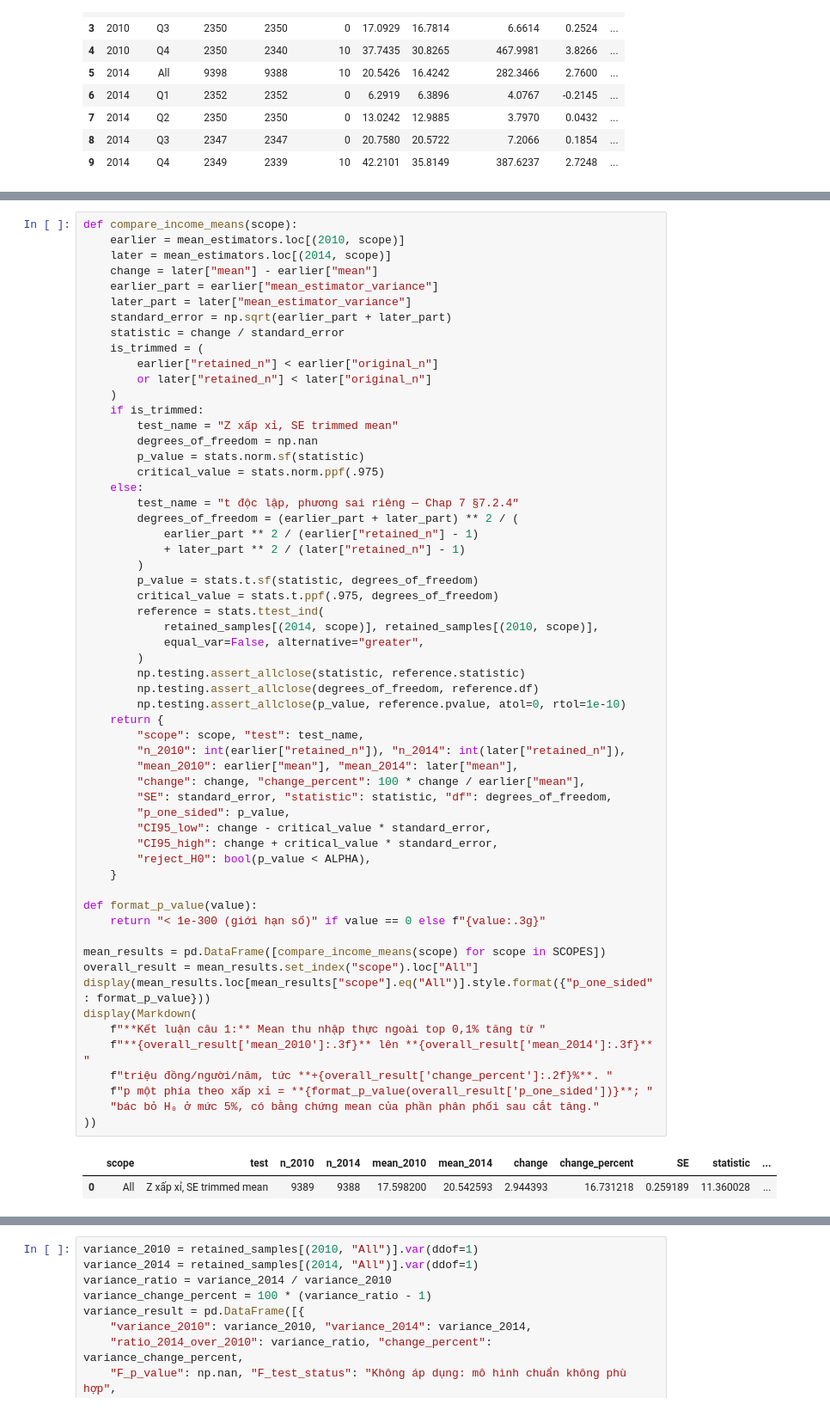
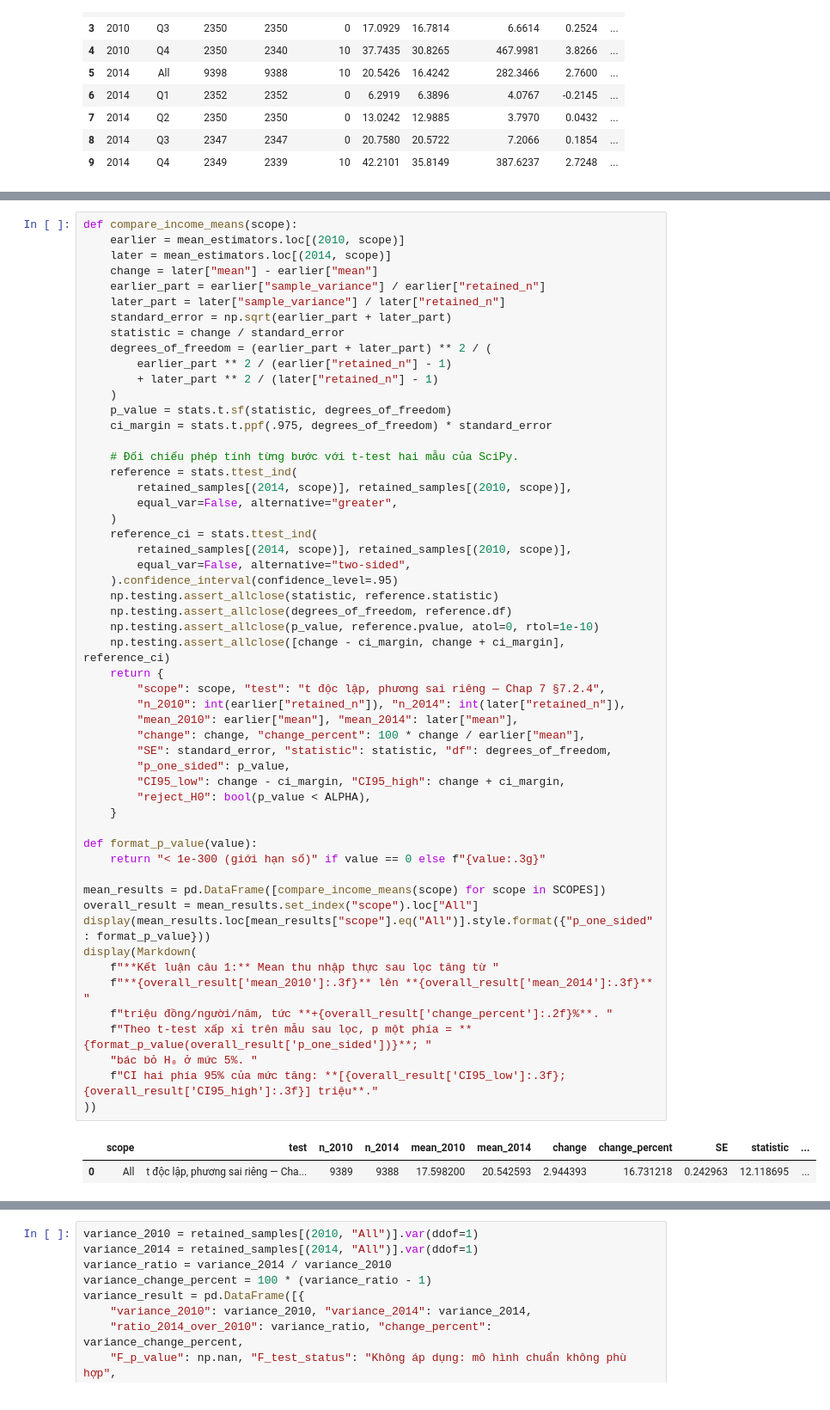
Before and after one commit to helenaadams827-cyber/vhlss-project-thong-ke, a Jupyter notebook: bao_cao_vhlss/thu_nhap_4_cau_bo_top_0_1_phan_tram.ipynb, the cells around one changed output, grey strips where cells are left out. Shown at 86% size. Cells and saved outputs as stored; diff of their text form.

Commit message:
Dùng công thức t-test trong lớp trên mẫu đã bỏ top 0,1%; bỏ SE ngoài slide

```diff
--- a/bao_cao_vhlss/thu_nhap_4_cau_bo_top_0_1_phan_tram.ipynb
+++ b/bao_cao_vhlss/thu_nhap_4_cau_bo_top_0_1_phan_tram.ipynb
@@ -284,61 +267,57 @@ Hai mẫu độc lập: **9.388 hộ năm 2014 và 9.389 hộ năm 2010**. Estim
 # %%
 def compare_income_means(scope):
     earlier = mean_estimators.loc[(2010, scope)]
     later = mean_estimators.loc[(2014, scope)]
     change = later["mean"] - earlier["mean"]
-    earlier_part = earlier["mean_estimator_variance"]
-    later_part = later["mean_estimator_variance"]
+    earlier_part = earlier["sample_variance"] / earlier["retained_n"]
+    later_part = later["sample_variance"] / later["retained_n"]
     standard_error = np.sqrt(earlier_part + later_part)
     statistic = change / standard_error
-    is_trimmed = (
-        earlier["retained_n"] < earlier["original_n"]
-        or later["retained_n"] < later["original_n"]
+    degrees_of_freedom = (earlier_part + later_part) ** 2 / (
+        earlier_part ** 2 / (earlier["retained_n"] - 1)
+        + later_part ** 2 / (later["retained_n"] - 1)
     )
-    if is_trimmed:
-        test_name = "Z xấp xỉ, SE trimmed mean"
-        degrees_of_freedom = np.nan
-        p_value = stats.norm.sf(statistic)
-        critical_value = stats.norm.ppf(.975)
-    else:
-        test_name = "t độc lập, phương sai riêng — Chap 7 §7.2.4"
-        degrees_of_freedom = (earlier_part + later_part) ** 2 / (
-            earlier_part ** 2 / (earlier["retained_n"] - 1)
-            + later_part ** 2 / (later["retained_n"] - 1)
-        )
-        p_value = stats.t.sf(statistic, degrees_of_freedom)
-        critical_value = stats.t.ppf(.975, degrees_of_freedom)
-        reference = stats.ttest_ind(
-            retained_samples[(2014, scope)], retained_samples[(2010, scope)],
-            equal_var=False, alternative="greater",
-        )
-        np.testing.assert_allclose(statistic, reference.statistic)
-        np.testing.assert_allclose(degrees_of_freedom, reference.df)
-        np.testing.assert_allclose(p_value, reference.pvalue, atol=0, rtol=1e-10)
+    p_value = stats.t.sf(statistic, degrees_of_freedom)
+    ci_margin = stats.t.ppf(.975, degrees_of_freedom) * standard_error
+
+    # Đối chiếu phép tính từng bước với t-test hai mẫu của SciPy.
+    reference = stats.ttest_ind(
+        retained_samples[(2014, scope)], retained_samples[(2010, scope)],
+        equal_var=False, alternative="greater",
+    )
+    reference_ci = stats.ttest_ind(
+        retained_samples[(2014, scope)], retained_samples[(2010, scope)],
+        equal_var=False, alternative="two-sided",
+    ).confidence_interval(confidence_level=.95)
+    np.testing.assert_allclose(statistic, reference.statistic)
+    np.testing.assert_allclose(degrees_of_freedom, reference.df)
+    np.testing.assert_allclose(p_value, reference.pvalue, atol=0, rtol=1e-10)
+    np.testing.assert_allclose([change - ci_margin, change + ci_margin], reference_ci)
     return {
-        "scope": scope, "test": test_name,
+        "scope": scope, "test": "t độc lập, phương sai riêng — Chap 7 §7.2.4",
         "n_2010": int(earlier["retained_n"]), "n_2014": int(later["retained_n"]),
         "mean_2010": earlier["mean"], "mean_2014": later["mean"],
         "change": change, "change_percent": 100 * change / earlier["mean"],
         "SE": standard_error, "statistic": statistic, "df": degrees_of_freedom,
         "p_one_sided": p_value,
-        "CI95_low": change - critical_value * standard_error,
-        "CI95_high": change + critical_value * standard_error,
+        "CI95_low": change - ci_margin, "CI95_high": change + ci_margin,
         "reject_H0": bool(p_value < ALPHA),
     }
 
 def format_p_value(value):
     return "< 1e-300 (giới hạn số)" if value == 0 else f"{value:.3g}"
 
 mean_results = pd.DataFrame([compare_income_means(scope) for scope in SCOPES])
 overall_result = mean_results.set_index("scope").loc["All"]
 display(mean_results.loc[mean_results["scope"].eq("All")].style.format({"p_one_sided": format_p_value}))
 display(Markdown(
-    f"**Kết luận câu 1:** Mean thu nhập thực ngoài top 0,1% tăng từ "
+    f"**Kết luận câu 1:** Mean thu nhập thực sau lọc tăng từ "
     f"**{overall_result['mean_2010']:.3f}** lên **{overall_result['mean_2014']:.3f}** "
     f"triệu đồng/người/năm, tức **+{overall_result['change_percent']:.2f}%**. "
-    f"p một phía theo xấp xỉ = **{format_p_value(overall_result['p_one_sided'])}**; "
-    "bác bỏ H₀ ở mức 5%, có bằng chứng mean của phần phân phối sau cắt tăng."
+    f"Theo t-test xấp xỉ trên mẫu sau lọc, p một phía = **{format_p_value(overall_result['p_one_sided'])}**; "
+    "bác bỏ H₀ ở mức 5%. "
+    f"CI hai phía 95% của mức tăng: **[{overall_result['CI95_low']:.3f}; {overall_result['CI95_high']:.3f}] triệu**."
 ))
 # %% [output]
 |  | scope | test | n_2010 | n_2014 | mean_2010 | mean_2014 | change | change_percent | SE | statistic | ... |
-| 0 | All | Z xấp xỉ, SE trimmed mean | 9389 | 9388 | 17.598200 | 20.542593 | 2.944393 | 16.731218 | 0.259189 | 11.360028 | ... |
+| 0 | All | t độc lập, phương sai riêng — Cha... | 9389 | 9388 | 17.598200 | 20.542593 | 2.944393 | 16.731218 | 0.242963 | 12.118695 | ... |
```
Also changed, not shown: parts of 13 cells of this notebook, 2 other files.
